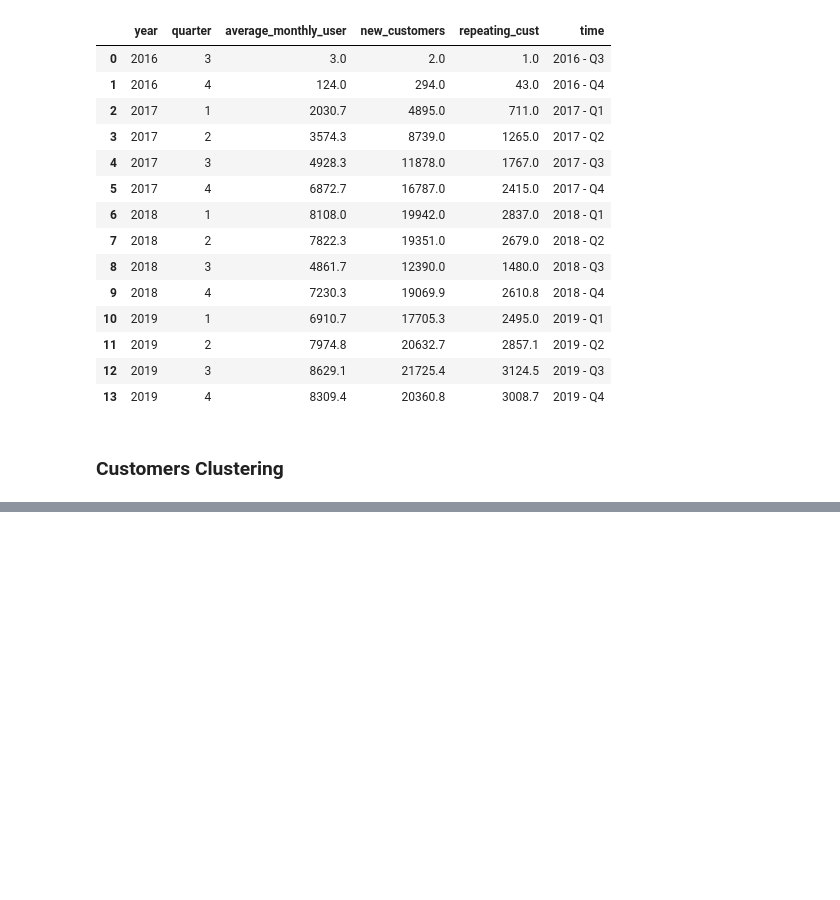
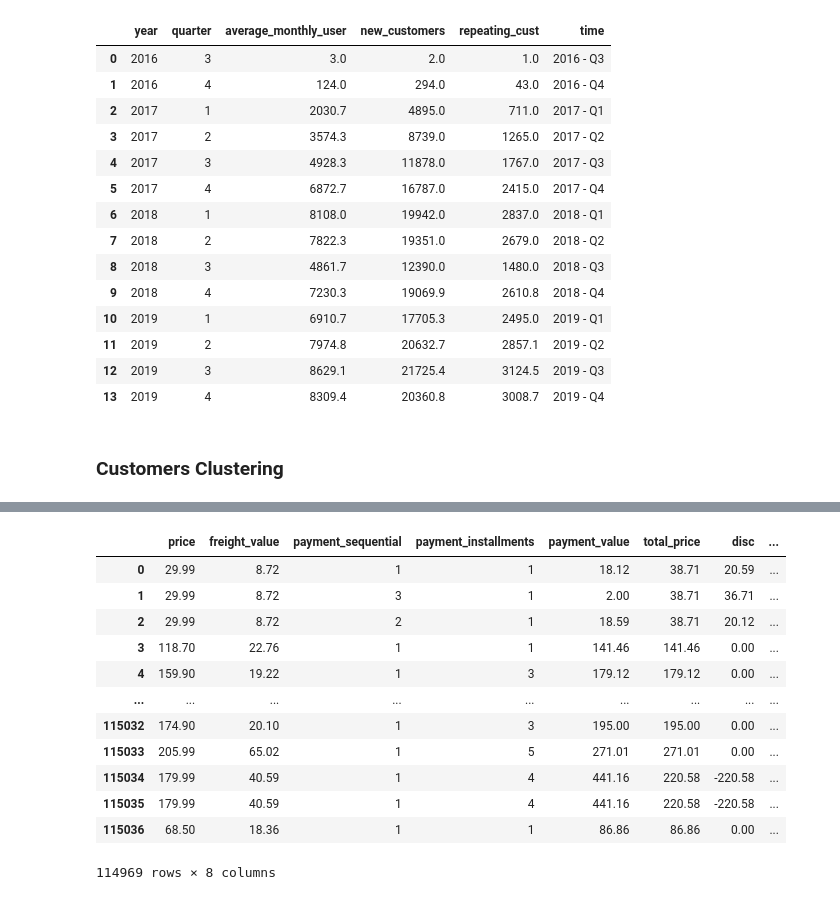
Before and after one commit to garrylgiancarlo/ecommerce-analysis, a Jupyter notebook: ecomm-analysis.ipynb, the cells around one changed output, grey strips where cells are left out. Cells and saved outputs as stored; diff of their text form; code cells hidden in the pictures; blank space fills up the shorter version.

```diff
--- a/ecomm-analysis.ipynb
+++ b/ecomm-analysis.ipynb
@@ -119,10 +123,10 @@ data_cust_merge = data_cust_merge.rename(columns={'geolocation_lat':'customer_ge
 # %%
-data_order1 = data_order.merge(data_cust_merge, on='customer_id')
+data_order1 = data_order.merge(data_cust_merge, on='customer_id',how='inner')
 # %% [markdown]
 ### data_items -> data_order
 # %%
-data_order2 = data_order1.merge(data_items2, on='order_id')
+data_order2 = data_order1.merge(data_items2, on='order_id',how='inner')
 # %% [markdown]
 ### data_payments -> data_order
 # %%
-data_order3 = data_order2.merge(data_payments, on='order_id')
+data_order3 = data_order2.merge(data_payments, on='order_id',how='inner')
@@ -129,7 +137,7 @@ data_order3 = data_order2.merge(data_payments, on='order_id')
 # %% [markdown]
 ### data_review -> data_order
 # %%
-data_raw = data_order3.merge(data_review,on='order_id')
+data_raw = data_order3.merge(data_review,on='order_id',how='inner')
 # %%
 pd.set_option('display.max_column', None)
 data_raw.head()
@@ -480,0 +498,21 @@ fig.show()
+# %%
+tests = ['price','freight_value','payment_sequential','payment_installments','payment_value']
+test = data_pre[tests]
+test['total_price'] = test['price'] + test['freight_value']
+test['disc'] = test['total_price'] - test['payment_value']
+test['pay_seq'] = round(test['total_price']/test['payment_sequential'],2)
+test
+# %% [output]
+|  | price | freight_value | payment_sequential | payment_installments | payment_value | total_price | disc | ... |
+| 0 | 29.99 | 8.72 | 1 | 1 | 18.12 | 38.71 | 20.59 | ... |
+| 1 | 29.99 | 8.72 | 3 | 1 | 2.00 | 38.71 | 36.71 | ... |
+| 2 | 29.99 | 8.72 | 2 | 1 | 18.59 | 38.71 | 20.12 | ... |
+| 3 | 118.70 | 22.76 | 1 | 1 | 141.46 | 141.46 | 0.00 | ... |
+| 4 | 159.90 | 19.22 | 1 | 3 | 179.12 | 179.12 | 0.00 | ... |
+| ... | ... | ... | ... | ... | ... | ... | ... | ... |
+| 115032 | 174.90 | 20.10 | 1 | 3 | 195.00 | 195.00 | 0.00 | ... |
+| 115033 | 205.99 | 65.02 | 1 | 5 | 271.01 | 271.01 | 0.00 | ... |
+| 115034 | 179.99 | 40.59 | 1 | 4 | 441.16 | 220.58 | -220.58 | ... |
+| 115035 | 179.99 | 40.59 | 1 | 4 | 441.16 | 220.58 | -220.58 | ... |
+| 115036 | 68.50 | 18.36 | 1 | 1 | 86.86 | 86.86 | 0.00 | ... |
+114969 rows × 8 columns
```
Also changed, not shown: parts of 8 cells of this notebook.
